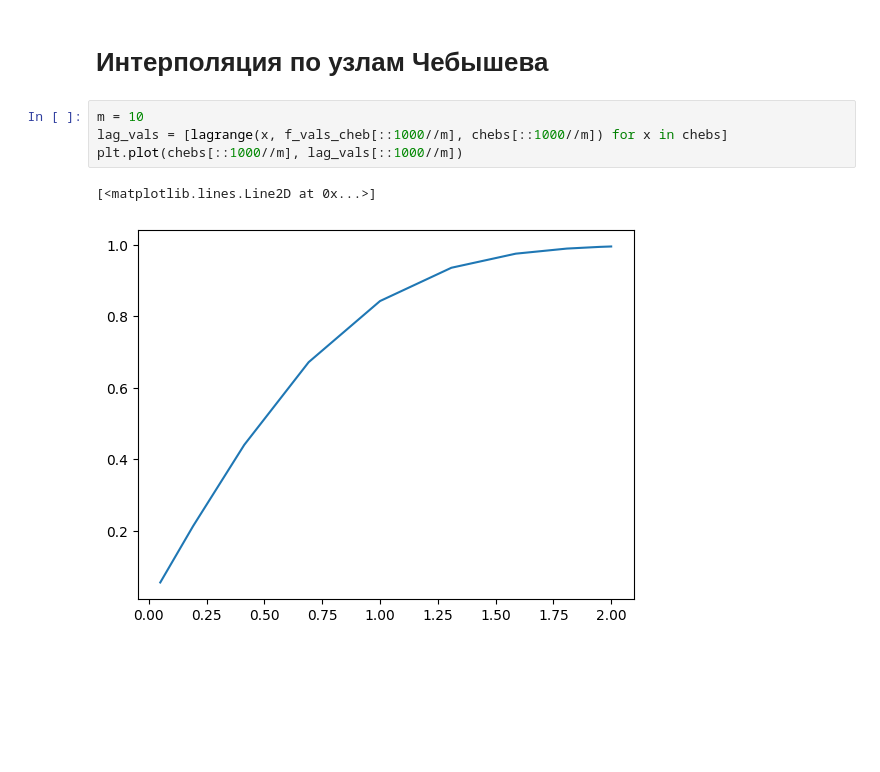
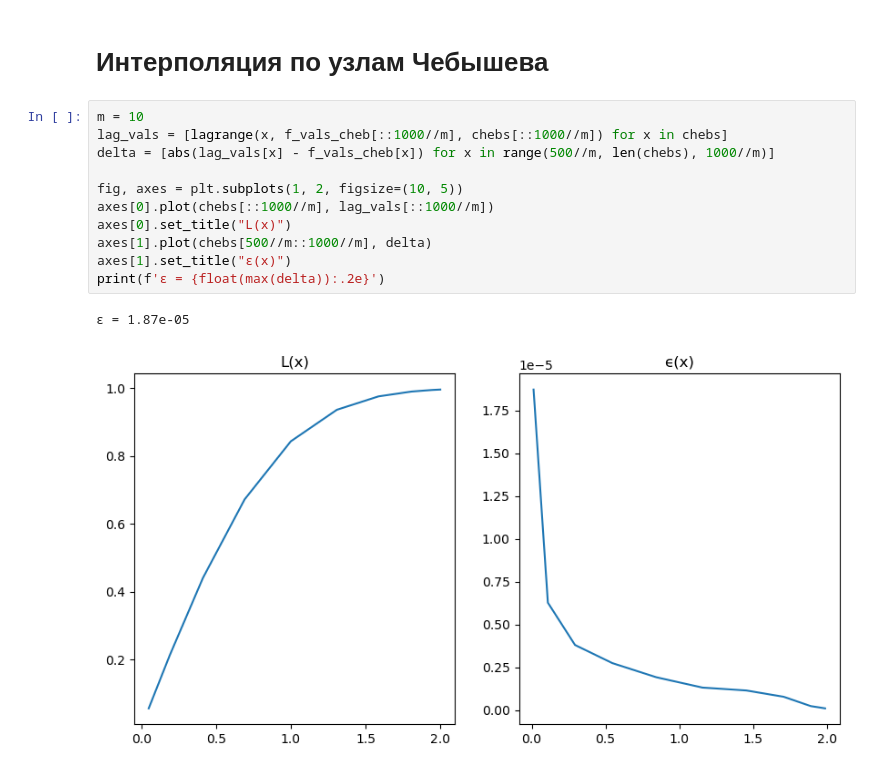
Before and after one commit to rokokol/numeric_analisys_01, a Jupyter notebook: lab.ipynb, the cells around one changed output. Saved outputs shown, nothing was run; the diff lists cells and outputs as text; blank space fills up the shorter version.

```diff
--- a/lab.ipynb
+++ b/lab.ipynb
@@ -111,7 +151,14 @@ float(max(delta))
 # %%
 m = 10
 lag_vals = [lagrange(x, f_vals_cheb[::1000//m], chebs[::1000//m]) for x in chebs]
-plt.plot(chebs[::1000//m], lag_vals[::1000//m])
+delta = [abs(lag_vals[x] - f_vals_cheb[x]) for x in range(500//m, len(chebs), 1000//m)]
+
+fig, axes = plt.subplots(1, 2, figsize=(10, 5))
+axes[0].plot(chebs[::1000//m], lag_vals[::1000//m])
+axes[0].set_title("L(x)")
+axes[1].plot(chebs[500//m::1000//m], delta)
+axes[1].set_title("ϵ(x)")
+print(f'ϵ = {float(max(delta)):.2e}')
 # %% [output]
-[<matplotlib.lines.Line2D at 0x...>]
+ϵ = 1.87e-05
-[figure, old version]
+[figure, new version]
```
Also changed, not shown: parts of 9 cells of this notebook.
